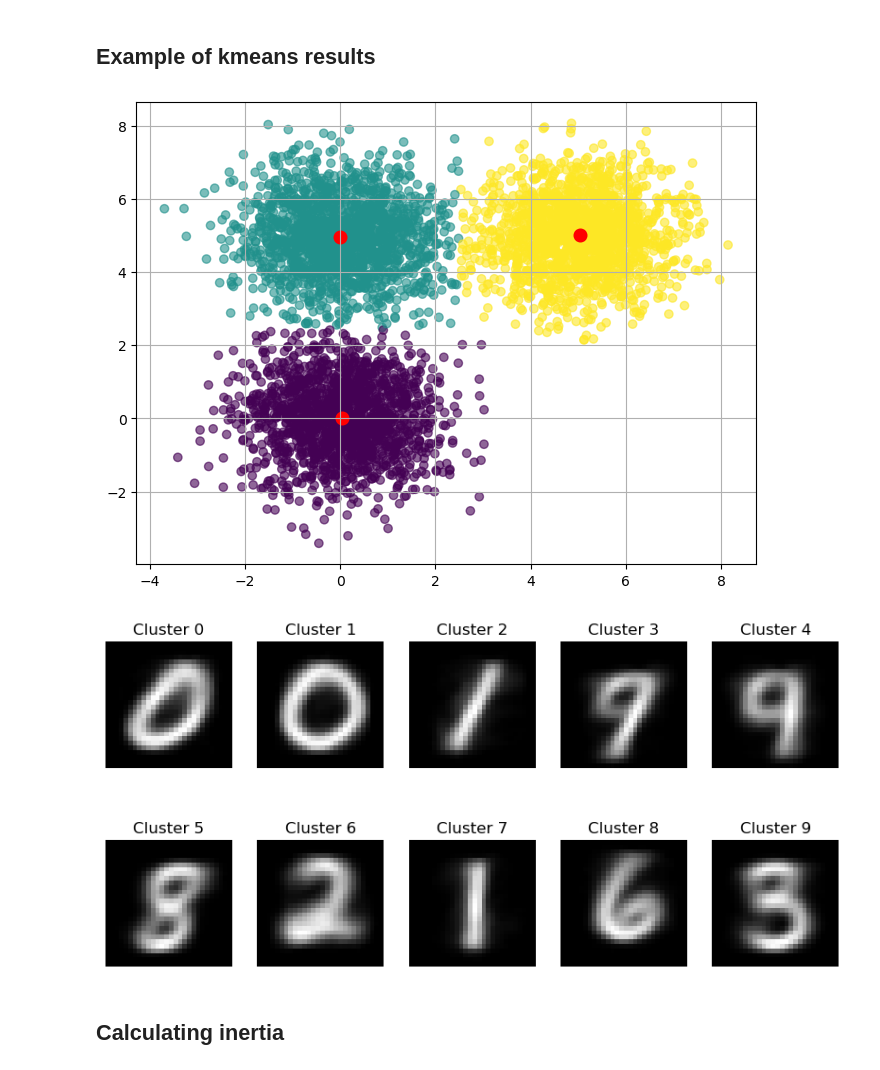
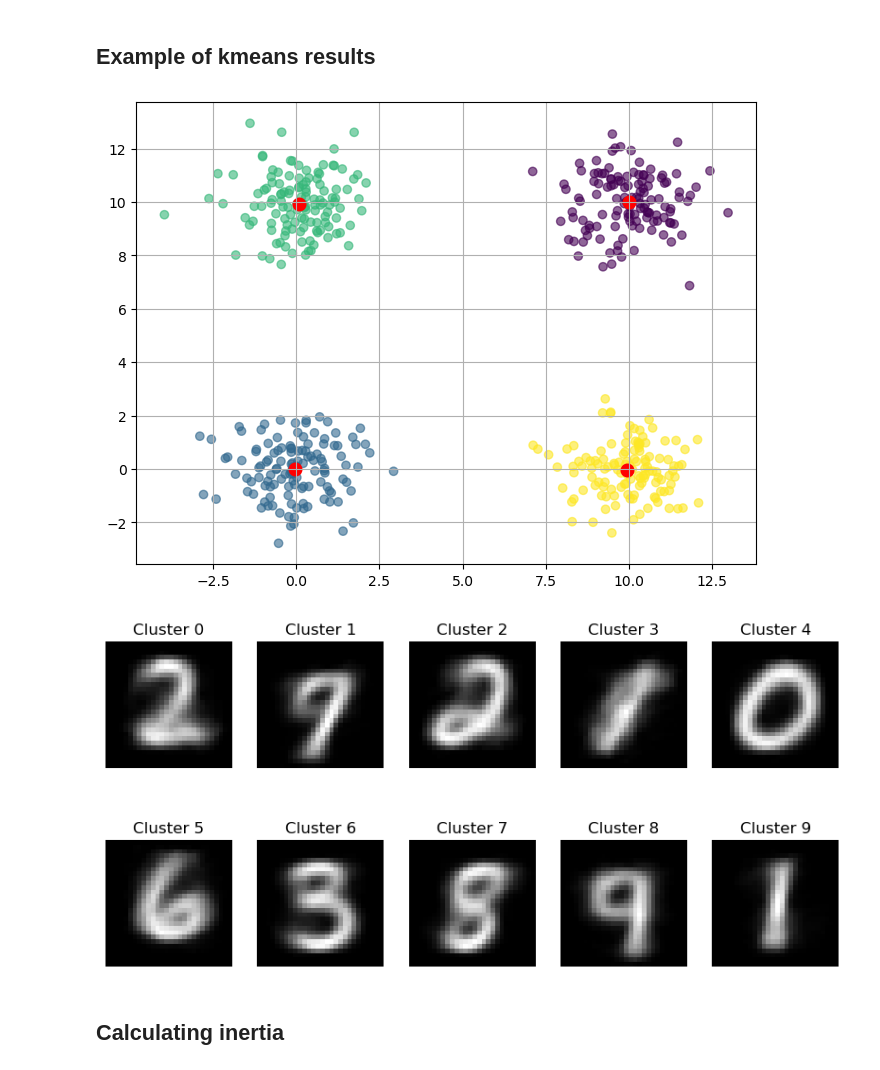
Before and after one commit to FeMaspe02/MLProject_MasperoFederico, a Jupyter notebook: MLProject.ipynb, the cells around one changed output. Saved outputs shown, nothing was run; the diff lists cells and outputs as text; code cells hidden in the pictures.

```diff
--- a/MLProject.ipynb
+++ b/MLProject.ipynb
@@ -9,22 +9,22 @@ import matplotlib.pyplot as plt
 from sklearn.datasets import make_blobs
 
 
-n = 5000
+n = 500
 
-# cluster sizes
-n1 = n2 = n3 = n // 3
+n1 = n2 = n3 = n4 = n // 4
 
 # define means manually
 mean1 = [0, 0]
-mean2 = [5, 5]
-mean3 = [0, 5]
+mean2 = [10, 10]
+mean3 = [0, 10]
+mean4 = [10, 0]
 
-# generate clusters
 c1 = np.random.randn(n1, 2) + mean1
 c2 = np.random.randn(n2, 2) + mean2
 c3 = np.random.randn(n3, 2) + mean3
+c4 = np.random.randn(n4, 2) + mean4
 
-X_synth = np.vstack((c1, c2, c3))
+X_synth = np.vstack((c1, c2, c3, c4))
 
 plt.scatter(X_synth[:, 0], X_synth[:, 1])
 plt.grid(True)
@@ -46,7 +46,7 @@ y = mnist.target.astype(int)
 
 #subsetting mnist to work with a more manageable size
 
-subset_size = 5000
+subset_size = 2000
 indices = np.random.choice(X.shape[0], subset_size, replace=False)
 
 X_subset = X[indices]
@@ -148,42 +148,42 @@ def kmeans(X, k, init = "random"):
         if np.allclose(centroids, old_centroids):
             break
 
-    return labels, centroids
+    return labels, centroids, iteration +1
 # %% [markdown]
 ## Example of kmeans results
 # %%
 #Synthetic data example - visualizing full clusters with centroids
 
-labels_synth, centroids_synth = kmeans(X_synth, 3)
+labels_synth, centroids_synth, iterations_synth = kmeans(X_synth, 4)
 
 plt.figure(figsize=(8, 6))
 
 # plot data points
 plt.scatter(
     X_synth[:, 0],
     X_synth[:, 1],
     c=labels_synth,
     alpha=0.6
 )
 
 # plot centroids
 plt.scatter(
     centroids_synth[:, 0],
     centroids_synth[:, 1],
     color='red',
     marker='.',
     s=200,
     linewidths=3
 )
 
 plt.grid(True)
 plt.show()
 # %% [output]
-[figure, old version]
+[figure, new version]
 # %%
 #Real data exaple - visualizing the selected centroids for each cluster
 
-labels, centroids = kmeans(X, 10)
+labels, centroids, iterations = kmeans(X, 10)
 
 fig, axes = plt.subplots(2, 5, figsize=(10, 5))
 
@@ -194,7 +194,7 @@ for i, ax in enumerate(axes.flat):
 
 plt.show()
 # %% [output]
-[figure, old version]
+[figure, new version]
 # %% [markdown]
 ## Calculating inertia
 # %%
```
Also changed, not shown: parts of 11 cells of this notebook.
